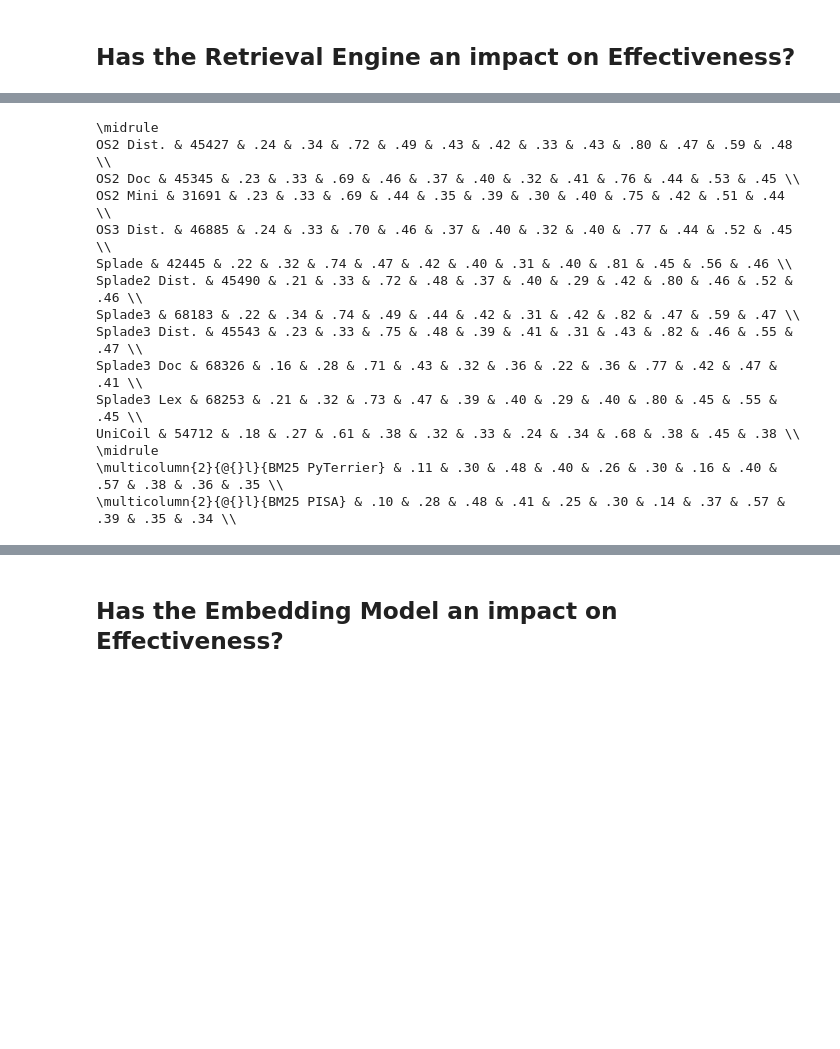
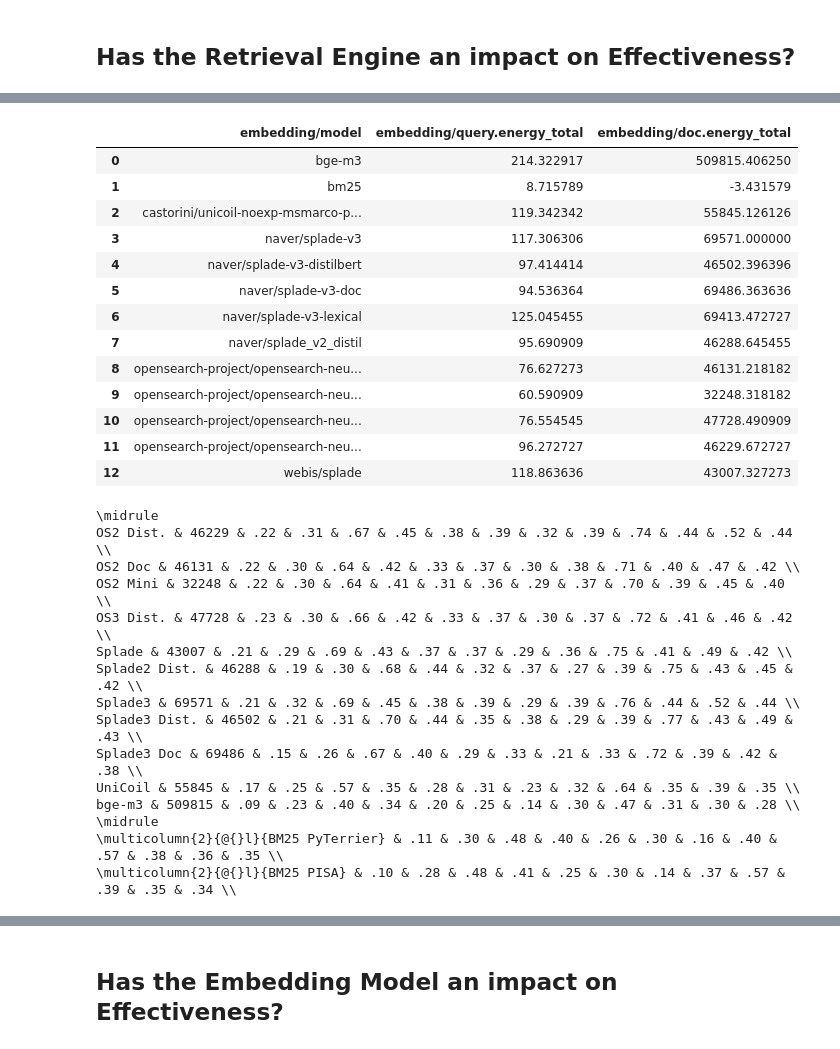
Before and after one commit to hscells/lsr-benchmark, a Jupyter notebook: step-04-evaluation/analysis-in-progress.ipynb, the cells around one changed output, grey strips where cells are left out. Cells and saved outputs as stored; diff of their text form; code cells hidden in the pictures; blank space fills up the shorter version.

```diff
--- a/step-04-evaluation/analysis-in-progress.ipynb
+++ b/step-04-evaluation/analysis-in-progress.ipynb
@@ -144,3 +150,20 @@ df[['Retrieval', "nDCG@10", "nDCG(judged_only=True)@10", "P@10", "ir-dataset-id"
+# %%
+df[['embedding/model', "embedding/query.energy_total", "embedding/doc.energy_total"]].groupby("embedding/model").mean().reset_index()
+# %% [output]
+|  | embedding/model | embedding/query.energy_total | embedding/doc.energy_total |
+| 0 | bge-m3 | 214.322917 | 509815.406250 |
+| 1 | bm25 | 8.715789 | -3.431579 |
+| 2 | castorini/unicoil-noexp-msmarco-p... | 119.342342 | 55845.126126 |
+| 3 | naver/splade-v3 | 117.306306 | 69571.000000 |
+| 4 | naver/splade-v3-distilbert | 97.414414 | 46502.396396 |
+| 5 | naver/splade-v3-doc | 94.536364 | 69486.363636 |
+| 6 | naver/splade-v3-lexical | 125.045455 | 69413.472727 |
+| 7 | naver/splade_v2_distil | 95.690909 | 46288.645455 |
+| 8 | opensearch-project/opensearch-neu... | 76.627273 | 46131.218182 |
+| 9 | opensearch-project/opensearch-neu... | 60.590909 | 32248.318182 |
+| 10 | opensearch-project/opensearch-neu... | 76.554545 | 47728.490909 |
+| 11 | opensearch-project/opensearch-neu... | 96.272727 | 46229.672727 |
+| 12 | webis/splade | 118.863636 | 43007.327273 |
 # %%
 MEASURES = ["nDCG@10", "P@10"] #"nDCG(judged_only=True)@10"]
 
@@ -157,13 +180,13 @@ def df_for_lexical_embeddings():
     return ret
 
 MODEL_TO_FULL_NAME = {
+    'bge-m3': 'bge-m3',
     'UniCoil': 'castorini/unicoil-noexp-msmarco-passage',
     'Splade':'webis/splade',
     'Splade2 Dist.': 'naver/splade_v2_distil',
     'Splade3': 'naver/splade-v3',
     'Splade3 Dist.': 'naver/splade-v3-distilbert',
     'Splade3 Doc': 'naver/splade-v3-doc',
-    'Splade3 Lex': 'naver/splade-v3-lexical',
     'OS2 Dist.': 'opensearch-project/opensearch-neural-sparse-encoding-v2-distill',
     'OS2 Doc': 'opensearch-project/opensearch-neural-sparse-encoding-doc-v2-distill',
     'OS2 Mini': 'opensearch-project/opensearch-neural-sparse-encoding-doc-v2-mini',
@@ -208,17 +231,17 @@ def rows_effectivness_table():
 rows_effectivness_table()
 # %% [output]
 \midrule
-OS2 Dist. & 45427 & .24 & .34 & .72 & .49 & .43 & .42 & .33 & .43 & .80 & .47 & .59 & .48 \\
-OS2 Doc & 45345 & .23 & .33 & .69 & .46 & .37 & .40 & .32 & .41 & .76 & .44 & .53 & .45 \\
-OS2 Mini & 31691 & .23 & .33 & .69 & .44 & .35 & .39 & .30 & .40 & .75 & .42 & .51 & .44 \\
-OS3 Dist. & 46885 & .24 & .33 & .70 & .46 & .37 & .40 & .32 & .40 & .77 & .44 & .52 & .45 \\
-Splade & 42445 & .22 & .32 & .74 & .47 & .42 & .40 & .31 & .40 & .81 & .45 & .56 & .46 \\
-Splade2 Dist. & 45490 & .21 & .33 & .72 & .48 & .37 & .40 & .29 & .42 & .80 & .46 & .52 & .46 \\
-Splade3 & 68183 & .22 & .34 & .74 & .49 & .44 & .42 & .31 & .42 & .82 & .47 & .59 & .47 \\
-Splade3 Dist. & 45543 & .23 & .33 & .75 & .48 & .39 & .41 & .31 & .43 & .82 & .46 & .55 & .47 \\
-Splade3 Doc & 68326 & .16 & .28 & .71 & .43 & .32 & .36 & .22 & .36 & .77 & .42 & .47 & .41 \\
-Splade3 Lex & 68253 & .21 & .32 & .73 & .47 & .39 & .40 & .29 & .40 & .80 & .45 & .55 & .45 \\
-UniCoil & 54712 & .18 & .27 & .61 & .38 & .32 & .33 & .24 & .34 & .68 & .38 & .45 & .38 \\
+OS2 Dist. & 46229 & .22 & .31 & .67 & .45 & .38 & .39 & .32 & .39 & .74 & .44 & .52 & .44 \\
+OS2 Doc & 46131 & .22 & .30 & .64 & .42 & .33 & .37 & .30 & .38 & .71 & .40 & .47 & .42 \\
+OS2 Mini & 32248 & .22 & .30 & .64 & .41 & .31 & .36 & .29 & .37 & .70 & .39 & .45 & .40 \\
+OS3 Dist. & 47728 & .23 & .30 & .66 & .42 & .33 & .37 & .30 & .37 & .72 & .41 & .46 & .42 \\
+Splade & 43007 & .21 & .29 & .69 & .43 & .37 & .37 & .29 & .36 & .75 & .41 & .49 & .42 \\
+Splade2 Dist. & 46288 & .19 & .30 & .68 & .44 & .32 & .37 & .27 & .39 & .75 & .43 & .45 & .42 \\
+Splade3 & 69571 & .21 & .32 & .69 & .45 & .38 & .39 & .29 & .39 & .76 & .44 & .52 & .44 \\
+Splade3 Dist. & 46502 & .21 & .31 & .70 & .44 & .35 & .38 & .29 & .39 & .77 & .43 & .49 & .43 \\
+Splade3 Doc & 69486 & .15 & .26 & .67 & .40 & .29 & .33 & .21 & .33 & .72 & .39 & .42 & .38 \\
+UniCoil & 55845 & .17 & .25 & .57 & .35 & .28 & .31 & .23 & .32 & .64 & .35 & .39 & .35 \\
+bge-m3 & 509815 & .09 & .23 & .40 & .34 & .20 & .25 & .14 & .30 & .47 & .31 & .30 & .28 \\
 \midrule
 \multicolumn{2}{@{}l}{BM25 PyTerrier} & .11 & .30 & .48 & .40 & .26 & .30 & .16 & .40 & .57 & .38 & .36 & .35 \\
 \multicolumn{2}{@{}l}{BM25 PISA} & .10 & .28 & .48 & .41 & .25 & .30 & .14 & .37 & .57 & .39 & .35 & .34 \\
```
Also changed, not shown: parts of 12 cells of this notebook, 2 other files.
